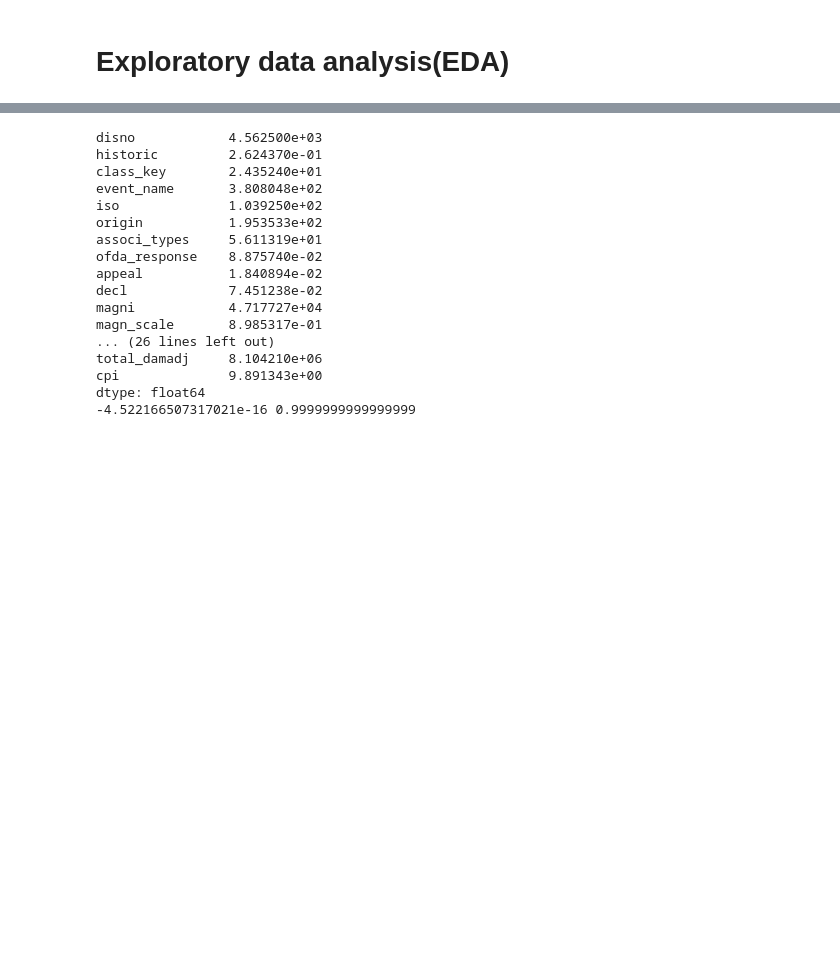
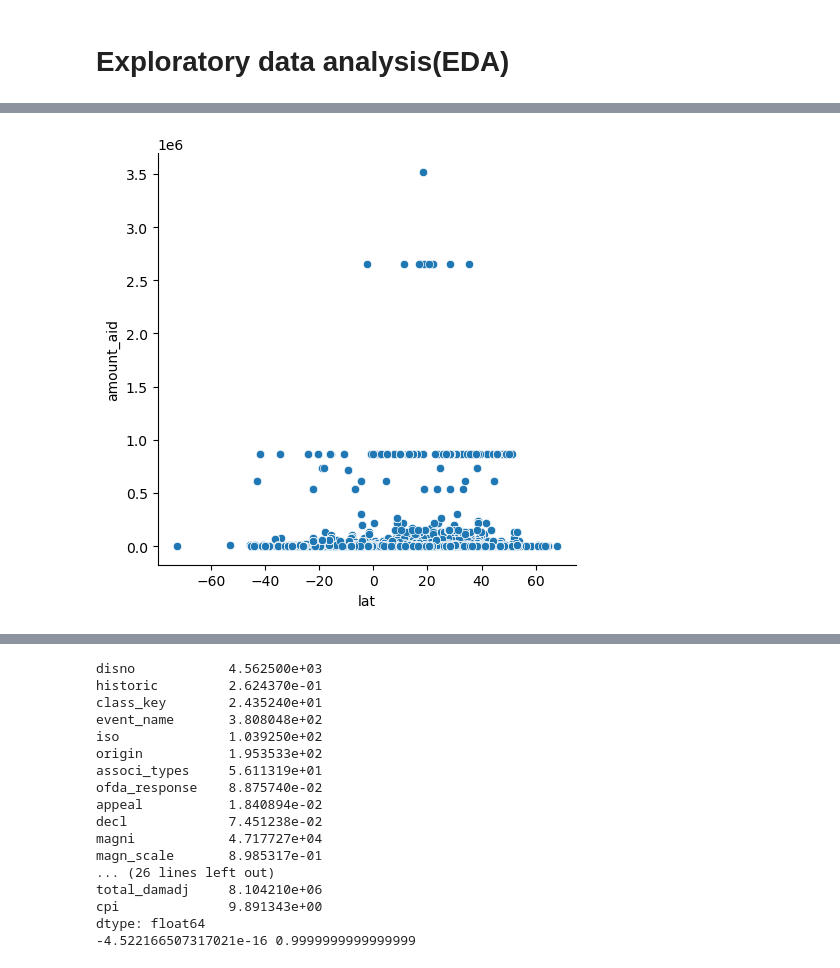
Before and after one commit to armelyara/improving_disaster_response, a Jupyter notebook: predict amount_aid.ipynb, the cells around one changed output, grey strips where cells are left out. Drawn from its saved outputs; the diff is of its cells as text; code cells hidden in the pictures; blank space fills up the shorter version.

```diff
--- a/predict amount_aid.ipynb
+++ b/predict amount_aid.ipynb
@@ -171,0 +182,5 @@ plt.show()
+# %%
+# Take a closer look at a couple of these
+sns.relplot(x="lat", y="amount_aid", data=df);
+# %% [output]
+[figure, added]
```
Also changed, not shown: parts of 19 cells of this notebook.
